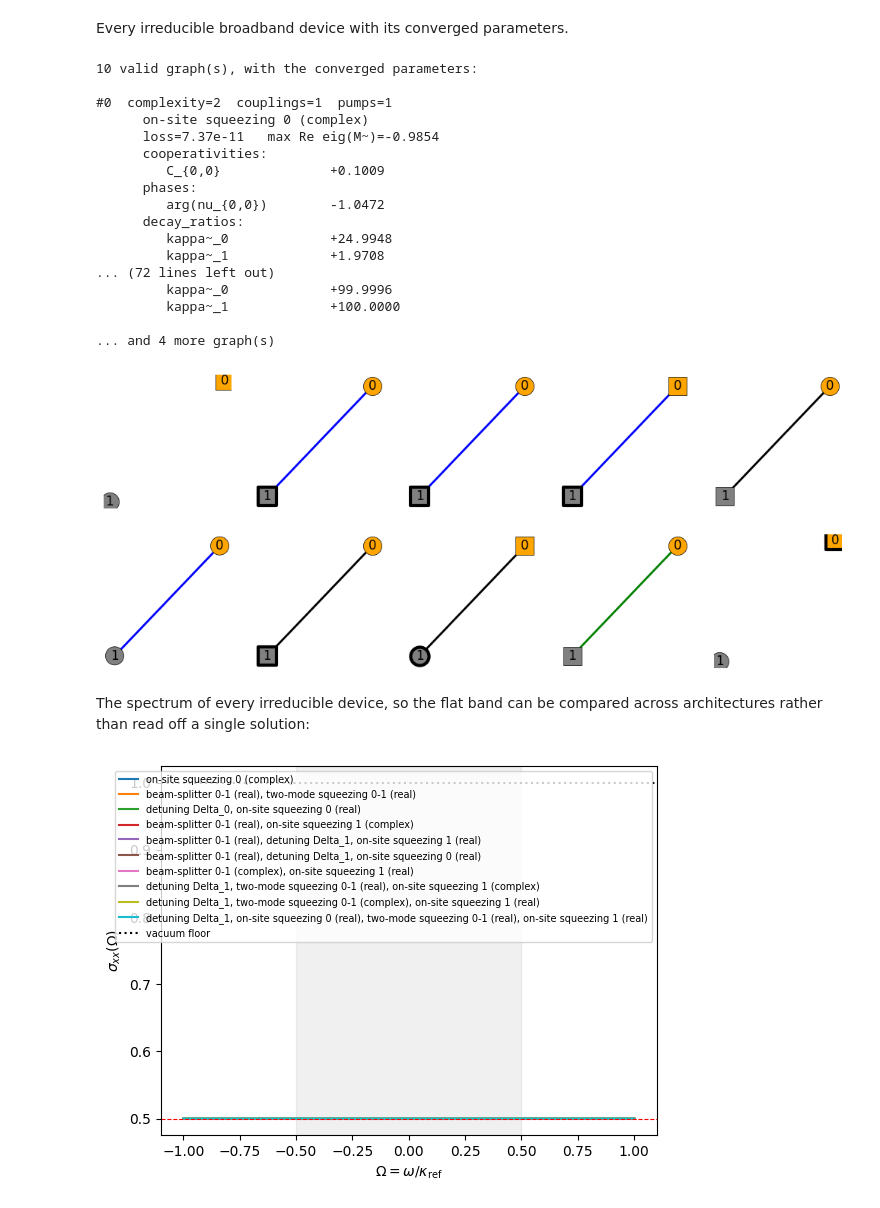
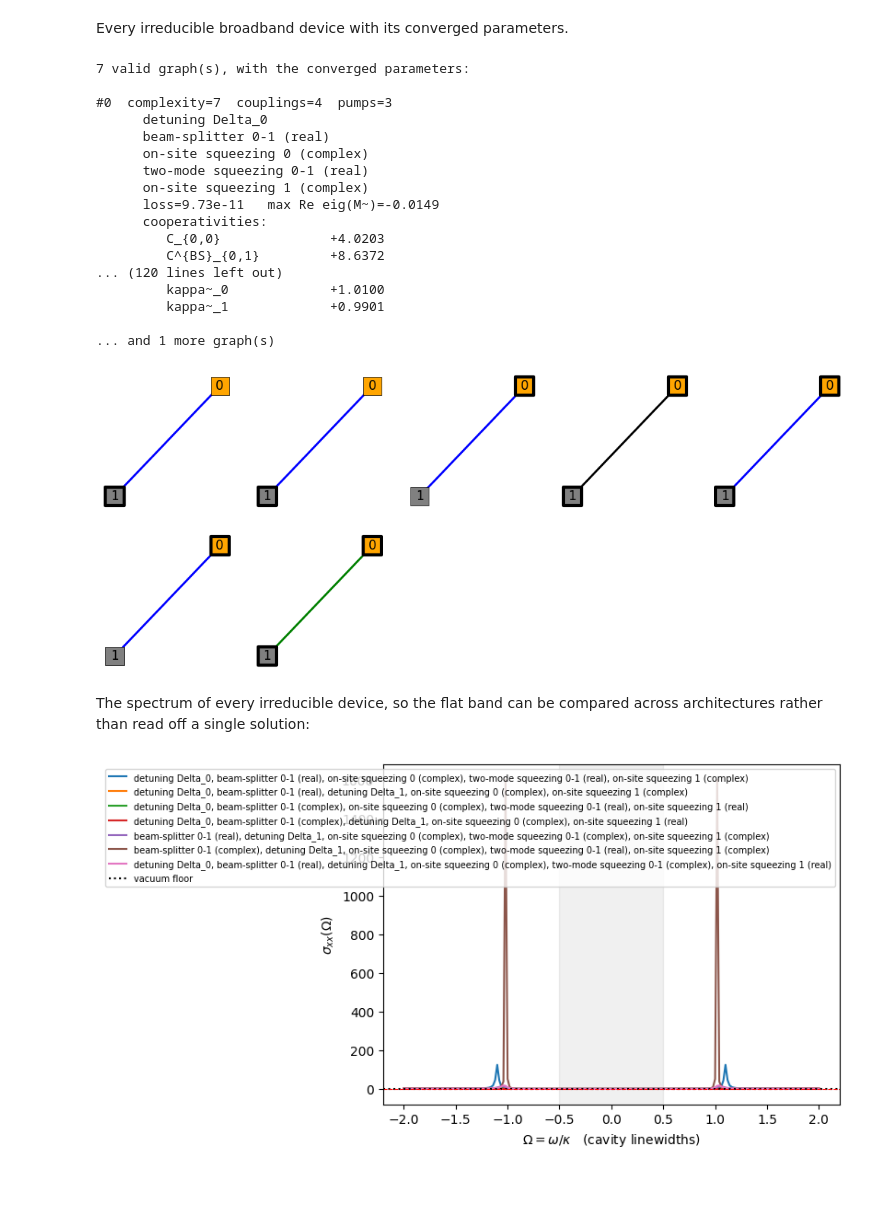
Before and after one commit to Fouriersaur/AutoGaussian, a Jupyter notebook: autogaussian/2_directional_and_broadband.ipynb, the cells around one changed output. Cells and saved outputs as stored; diff of their text form; code cells hidden in the pictures.

Commit message:
algorithm with B.4 updated (target units is specified so that the broadband squeezing occurs within half of the modes linewidth + single channel disapation, no collective disapation)

```diff
--- a/autogaussian/2_directional_and_broadband.ipynb
+++ b/autogaussian/2_directional_and_broadband.ipynb
@@ -451,11 +189,19 @@ band, so the band itself is pinned as well.
 # %%
-bandwidth = 0.5
-problem = broadband_squeezer(variance=0.5, num_derivatives=2, bandwidth=bandwidth)
+BANDWIDTH = 0.5   # in linewidths: |Omega| <= 0.5 is one full FWHM band
+BUDGET = 10.0     # cooperativity cap -- a device, not a C -> infinity limit point
+
+problem = broadband_squeezer(variance=0.5, num_derivatives=2,
+                             bandwidth=BANDWIDTH, num_band_points=10)
 print(problem.target)
+
+# the two scale anchors discussed above
+anchors = dict(log_decay_ratio_bound=np.log(1.01),                  # kappa~ == 1
+               constraints=(CooperativityBudget(maximum=BUDGET),))
 
 optimizer_bb = CovarianceArchitectureOptimizer(
     problem.target, num_auxiliary_modes=1, seed=1, make_initial_test=False,
-    kwargs_optimization={"num_tests": 25}, **problem.optimizer_kwargs())
+    kwargs_optimization={"num_tests": 40}, **problem.optimizer_kwargs(**anchors))
+
 success, infos_bb = optimizer_bb.test_graph(optimizer_bb.space.fully_connected())
 print("fully connected graph:", "VALID" if success else "INVALID",
       " loss %.2g" % infos_bb[-1]["loss_reached"])
@@ -472,16 +248,21 @@ fully connected graph: VALID  loss 8.5e-11
 # %%
 x_bb = infos_bb[-1]["x"]
-omegas = np.linspace(-1.0, 1.0, 61)
+omegas = np.linspace(-2.0, 2.0, 201)
 spectrum = np.array([np.real(optimizer_bb.oracle.covariance(x_bb, w)[0, 0])
                      for w in omegas])
 
-print("decay ratios found:", optimizer_bb.param.physical_report(x_bb)["decay_ratios"])
+report = optimizer_bb.param.physical_report(x_bb)
+print("decay ratios:   ", {k: round(v, 4) for k, v in report["decay_ratios"].items()})
+print("cooperativities:", {k: round(v, 3) for k, v in report["cooperativities"].items()})
+in_band = np.abs(omegas) <= BANDWIDTH
+print("max |sigma_xx - 0.5| across the band: %.2e"
+      % np.max(np.abs(spectrum[in_band] - 0.5)))
 
-plt.plot(omegas, spectrum, "o-", ms=3, label="flat-band solution")
+plt.plot(omegas, spectrum, "-", label="flat-band solution")
 plt.axhline(1.0, color="k", ls=":", label="vacuum floor")
 plt.axhline(0.5, color="r", ls="--", lw=0.8, label="target 0.5")
-plt.axvspan(-bandwidth, bandwidth, color="k", alpha=0.06, label="pinned band")
-plt.xlabel(r"$\Omega = \omega/\kappa_{\rm ref}$")
+plt.axvspan(-BANDWIDTH, BANDWIDTH, color="k", alpha=0.06, label="pinned band (one FWHM)")
+plt.xlabel(r"$\Omega = \omega/\kappa$   (cavity linewidths)")
 plt.ylabel(r"$\sigma_{xx}(\Omega)$")
 plt.legend()
 plt.show()
@@ -504,9 +295,13 @@ called invalid when it is not; the two-library engine records that as a
 # %%
+import time
+
 optimizer_search = CovarianceArchitectureOptimizer(
     problem.target, num_auxiliary_modes=1, seed=1, make_initial_test=False,
-    kwargs_optimization={"num_tests": 8}, **problem.optimizer_kwargs())
+    kwargs_optimization={"num_tests": 8}, **problem.optimizer_kwargs(**anchors))
 
+t0 = time.time()
 irreducibles_bb = optimizer_search.perform_breadth_first_search(progress=False)
+print("search finished in %.0f s" % (time.time() - t0))
 
 print("%i irreducible graphs (%i oracle calls)"
       % (len(irreducibles_bb), sum(optimizer_search.num_tested_graphs)))
@@ -538,29 +333,29 @@ Every irreducible broadband device with its converged parameters.
 # %%
 print(solution_table(optimizer_search, irreducibles_bb, limit=6))
 # %% [output]
-10 valid graph(s), with the converged parameters:
+7 valid graph(s), with the converged parameters:
 
-#0  complexity=2  couplings=1  pumps=1
+#0  complexity=7  couplings=4  pumps=3
+      detuning Delta_0
+      beam-splitter 0-1 (real)
       on-site squeezing 0 (complex)
-      loss=7.37e-11   max Re eig(M~)=-0.9854
+      two-mode squeezing 0-1 (real)
+      on-site squeezing 1 (complex)
+      loss=9.73e-11   max Re eig(M~)=-0.0149
       cooperativities:
-         C_{0,0}              +0.1009
-      phases:
-         arg(nu_{0,0})        -1.0472
-      decay_ratios:
-         kappa~_0             +24.9948
-         kappa~_1             +1.9708
-... (72 lines left out)
-         kappa~_0             +99.9996
-         kappa~_1             +100.0000
+         C_{0,0}              +4.0203
+         C^{BS}_{0,1}         +8.6372
+... (120 lines left out)
+         kappa~_0             +1.0100
+         kappa~_1             +0.9901
 
-... and 4 more graph(s)
+... and 1 more graph(s)
 # %%
 fig, axes = plot_list_of_graphs(irreducibles_bb, optimizer_search.space,
                                 node_colors=["orange", "gray"])
 plt.show()
 # %% [output]
-[figure, old version]
+[figure, new version]
 # %% [markdown]
 
 The spectrum of every irreducible device, so the flat band can be compared across
@@ -568,22 +363,22 @@ architectures rather than read off a single solution:
 # %%
 for graph in sorted(irreducibles_bb, key=lambda g: int(np.sum(g))):
     solution = optimizer_search.solution_of(graph)
     if solution is None:
         ok, infos = optimizer_search.test_graph(graph, num_tests=20)
         if not ok:
             continue
         solution = infos[-1]
     spectrum = np.array([np.real(optimizer_search.oracle.covariance(solution["x"], w)[0, 0])
                          for w in omegas])
     plt.plot(omegas, spectrum, "-",
              label=", ".join(optimizer_search.space.describe(graph)))
 
 plt.axhline(1.0, color="k", ls=":", label="vacuum floor")
 plt.axhline(0.5, color="r", ls="--", lw=0.8)
-plt.axvspan(-bandwidth, bandwidth, color="k", alpha=0.06)
-plt.xlabel(r"$\Omega = \omega/\kappa_{\rm ref}$")
+plt.axvspan(-BANDWIDTH, BANDWIDTH, color="k", alpha=0.06)
+plt.xlabel(r"$\Omega = \omega/\kappa$   (cavity linewidths)")
 plt.ylabel(r"$\sigma_{xx}(\Omega)$")
 plt.legend(fontsize=7, loc="upper right")
 plt.show()
 # %% [output]
-[figure, old version]
+[figure, new version]
```
Also changed, not shown: parts of 26 cells of this notebook.
